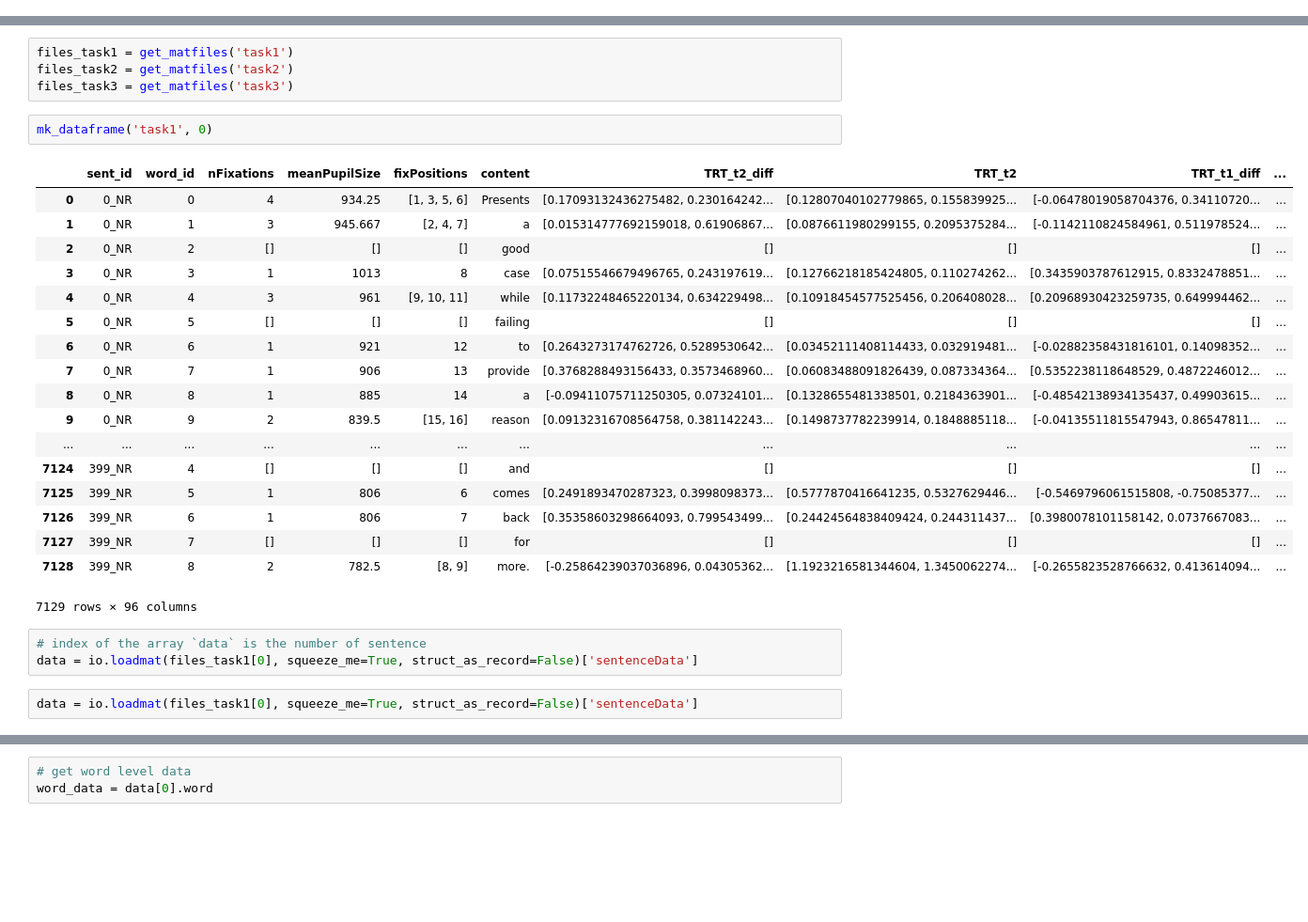
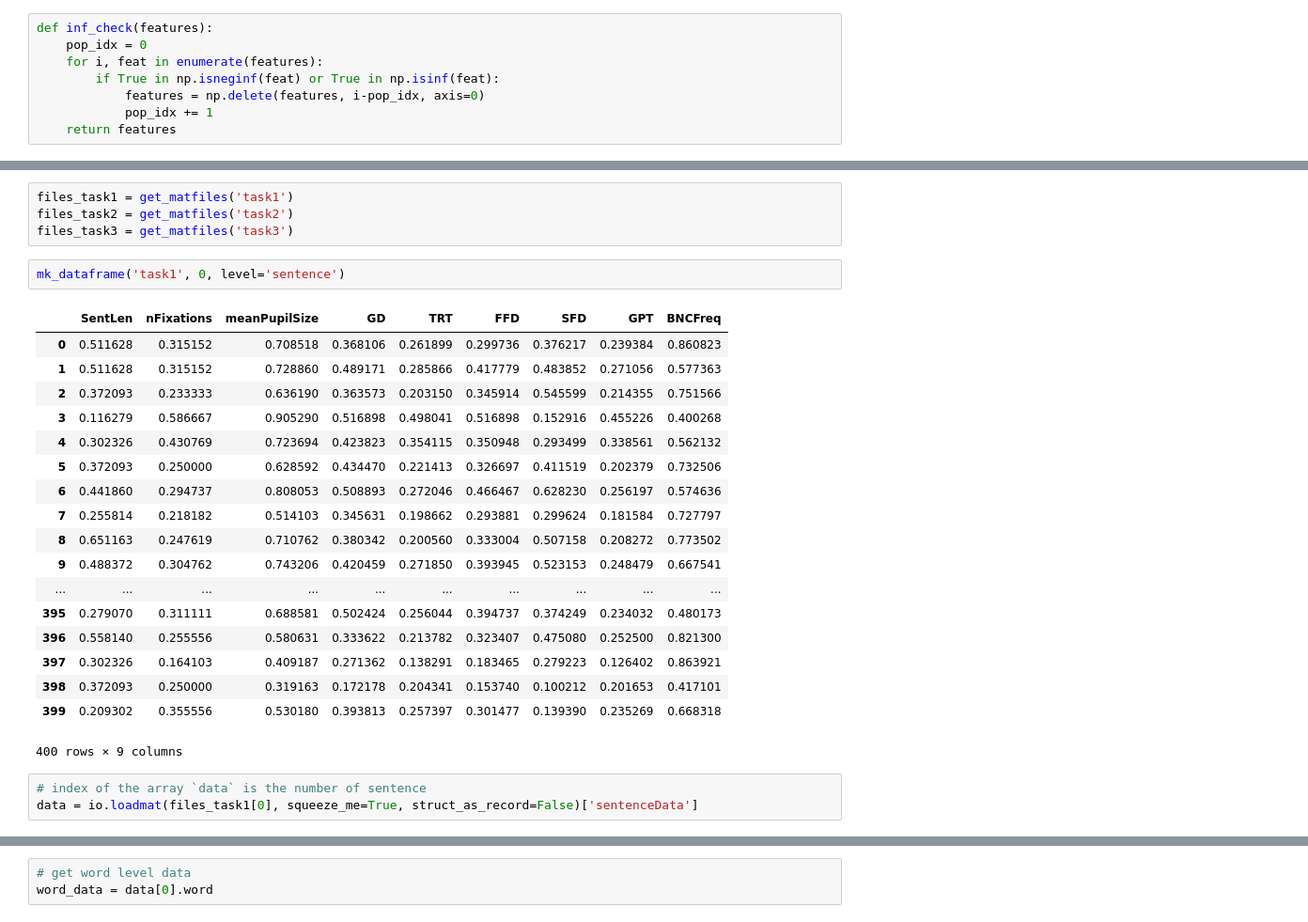
Before and after one commit to PosoSAgapo/NER-with-EEG-and-ET, a Jupyter notebook: data_preprocessing.ipynb, the cells around one changed output, grey strips where cells are left out. Shown: that part at 94% size. Drawn from its saved outputs; the diff is of its cells as text; blank space fills up the shorter version.

Commit message:
Added DataFrameLoader object on sentence level

```diff
--- a/data_preprocessing.ipynb
+++ b/data_preprocessing.ipynb
@@ -42,4 +43,12 @@ def get_matfiles(task:str, subdir = '\\results_zuco\\'):
     files = [os.path.join(path,file) for file in os.listdir(path)[1:]]
     assert len(files) == 12, 'each task must contain 12 .mat files'
     return files
+# %%
+def inf_check(features):
+    pop_idx = 0
+    for i, feat in enumerate(features):
+        if True in np.isneginf(feat) or True in np.isinf(feat):
+            features = np.delete(features, i-pop_idx, axis=0)
+            pop_idx += 1
+    return features
 # %%
@@ -75,28 +110,26 @@ files_task1 = get_matfiles('task1')
 files_task2 = get_matfiles('task2')
 files_task3 = get_matfiles('task3')
 # %%
-mk_dataframe('task1', 0)
+mk_dataframe('task1', 0, level='sentence')
 # %% [output]
-|  | sent_id | word_id | nFixations | meanPupilSize | fixPositions | content | TRT_t2_diff | TRT_t2 | TRT_t1_diff | ... |
-| 0 | 0_NR | 0 | 4 | 934.25 | [1, 3, 5, 6] | Presents | [0.17093132436275482, 0.230164242... | [0.12807040102779865, 0.155839925... | [-0.06478019058704376, 0.34110720... | ... |
-| 1 | 0_NR | 1 | 3 | 945.667 | [2, 4, 7] | a | [0.015314777692159018, 0.61906867... | [0.0876611980299155, 0.2095375284... | [-0.1142110824584961, 0.511978524... | ... |
-| 2 | 0_NR | 2 | [] | [] | [] | good | [] | [] | [] | ... |
-| 3 | 0_NR | 3 | 1 | 1013 | 8 | case | [0.07515546679496765, 0.243197619... | [0.12766218185424805, 0.110274262... | [0.3435903787612915, 0.8332478851... | ... |
-| 4 | 0_NR | 4 | 3 | 961 | [9, 10, 11] | while | [0.11732248465220134, 0.634229498... | [0.10918454577525456, 0.206408028... | [0.20968930423259735, 0.649994462... | ... |
-| 5 | 0_NR | 5 | [] | [] | [] | failing | [] | [] | [] | ... |
-| 6 | 0_NR | 6 | 1 | 921 | 12 | to | [0.2643273174762726, 0.5289530642... | [0.03452111408114433, 0.032919481... | [-0.02882358431816101, 0.14098352... | ... |
-| 7 | 0_NR | 7 | 1 | 906 | 13 | provide | [0.3768288493156433, 0.3573468960... | [0.06083488091826439, 0.087334364... | [0.5352238118648529, 0.4872246012... | ... |
-| 8 | 0_NR | 8 | 1 | 885 | 14 | a | [-0.09411075711250305, 0.07324101... | [0.1328655481338501, 0.2184363901... | [-0.48542138934135437, 0.49903615... | ... |
-| 9 | 0_NR | 9 | 2 | 839.5 | [15, 16] | reason | [0.09132316708564758, 0.381142243... | [0.1498737782239914, 0.1848885118... | [-0.04135511815547943, 0.86547811... | ... |
-| ... | ... | ... | ... | ... | ... | ... | ... | ... | ... | ... |
-| 7124 | 399_NR | 4 | [] | [] | [] | and | [] | [] | [] | ... |
-| 7125 | 399_NR | 5 | 1 | 806 | 6 | comes | [0.2491893470287323, 0.3998098373... | [0.5777870416641235, 0.5327629446... | [-0.5469796061515808, -0.75085377... | ... |
-| 7126 | 399_NR | 6 | 1 | 806 | 7 | back | [0.35358603298664093, 0.799543499... | [0.24424564838409424, 0.244311437... | [0.3980078101158142, 0.0737667083... | ... |
-| 7127 | 399_NR | 7 | [] | [] | [] | for | [] | [] | [] | ... |
-| 7128 | 399_NR | 8 | 2 | 782.5 | [8, 9] | more. | [-0.25864239037036896, 0.04305362... | [1.1923216581344604, 1.3450062274... | [-0.2655823528766632, 0.413614094... | ... |
+|  | SentLen | nFixations | meanPupilSize | GD | TRT | FFD | SFD | GPT | BNCFreq |
+| 0 | 0.511628 | 0.315152 | 0.708518 | 0.368106 | 0.261899 | 0.299736 | 0.376217 | 0.239384 | 0.860823 |
+| 1 | 0.511628 | 0.315152 | 0.728860 | 0.489171 | 0.285866 | 0.417779 | 0.483852 | 0.271056 | 0.577363 |
+| 2 | 0.372093 | 0.233333 | 0.636190 | 0.363573 | 0.203150 | 0.345914 | 0.545599 | 0.214355 | 0.751566 |
+| 3 | 0.116279 | 0.586667 | 0.905290 | 0.516898 | 0.498041 | 0.516898 | 0.152916 | 0.455226 | 0.400268 |
+| 4 | 0.302326 | 0.430769 | 0.723694 | 0.423823 | 0.354115 | 0.350948 | 0.293499 | 0.338561 | 0.562132 |
+| 5 | 0.372093 | 0.250000 | 0.628592 | 0.434470 | 0.221413 | 0.326697 | 0.411519 | 0.202379 | 0.732506 |
+| 6 | 0.441860 | 0.294737 | 0.808053 | 0.508893 | 0.272046 | 0.466467 | 0.628230 | 0.256197 | 0.574636 |
+| 7 | 0.255814 | 0.218182 | 0.514103 | 0.345631 | 0.198662 | 0.293881 | 0.299624 | 0.181584 | 0.727797 |
+| 8 | 0.651163 | 0.247619 | 0.710762 | 0.380342 | 0.200560 | 0.333004 | 0.507158 | 0.208272 | 0.773502 |
+| 9 | 0.488372 | 0.304762 | 0.743206 | 0.420459 | 0.271850 | 0.393945 | 0.523153 | 0.248479 | 0.667541 |
+| ... | ... | ... | ... | ... | ... | ... | ... | ... | ... |
+| 395 | 0.279070 | 0.311111 | 0.688581 | 0.502424 | 0.256044 | 0.394737 | 0.374249 | 0.234032 | 0.480173 |
+| 396 | 0.558140 | 0.255556 | 0.580631 | 0.333622 | 0.213782 | 0.323407 | 0.475080 | 0.252500 | 0.821300 |
+| 397 | 0.302326 | 0.164103 | 0.409187 | 0.271362 | 0.138291 | 0.183465 | 0.279223 | 0.126402 | 0.863921 |
+| 398 | 0.372093 | 0.250000 | 0.319163 | 0.172178 | 0.204341 | 0.153740 | 0.100212 | 0.201653 | 0.417101 |
+| 399 | 0.209302 | 0.355556 | 0.530180 | 0.393813 | 0.257397 | 0.301477 | 0.139390 | 0.235269 | 0.668318 |
-7129 rows × 96 columns
+400 rows × 9 columns
 # %%
 # index of the array `data` is the number of sentence
 data = io.loadmat(files_task1[0], squeeze_me=True, struct_as_record=False)['sentenceData']
-# %%
-data = io.loadmat(files_task1[0], squeeze_me=True, struct_as_record=False)['sentenceData']
```
Also changed, not shown: parts of 18 cells of this notebook, 1 other file.
